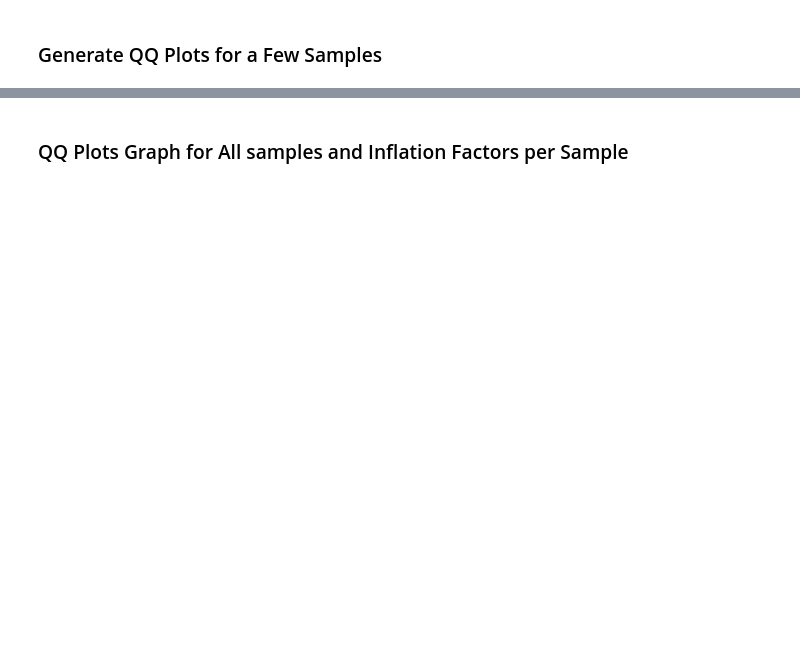
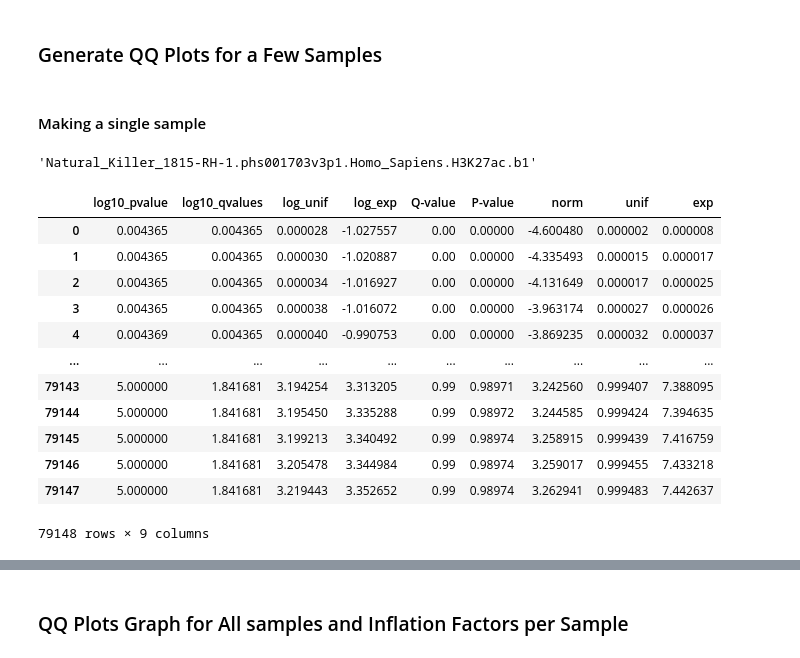
Before and after one commit to ay-lab-team/motif_pair_enrichment, a Jupyter notebook: workflow/scripts/summary/QQPlot_Analysis.ipynb, the cells around one changed output, grey strips where cells are left out. Drawn from its saved outputs; the diff is of its cells as text; code cells hidden in the pictures; blank space fills up the shorter version.

```diff
--- a/workflow/scripts/summary/QQPlot_Analysis.ipynb
+++ b/workflow/scripts/summary/QQPlot_Analysis.ipynb
@@ -348,3 +307,9 @@ def calculate_qqplot_df(pvals_df):
                                     'P-value': pvalues, 'norm': norm_graph, 'unif': unif_graph, 'exp': exp_graph})
 
     return(data_graph_qq)
+# %% [markdown]
+#### Making a single sample
+# %%
+complete_aplus_samples[0]
+# %% [output]
+'Natural_Killer_1815-RH-1.phs001703v3p1.Homo_Sapiens.H3K27ac.b1'
@@ -351 +326,17 @@ def calculate_qqplot_df(pvals_df):
+# %%
+qqplot_df
+# %% [output]
+|  | log10_pvalue | log10_qvalues | log_unif | log_exp | Q-value | P-value | norm | unif | exp |
+| 0 | 0.004365 | 0.004365 | 0.000028 | -1.027557 | 0.00 | 0.00000 | -4.600480 | 0.000002 | 0.000008 |
+| 1 | 0.004365 | 0.004365 | 0.000030 | -1.020887 | 0.00 | 0.00000 | -4.335493 | 0.000015 | 0.000017 |
+| 2 | 0.004365 | 0.004365 | 0.000034 | -1.016927 | 0.00 | 0.00000 | -4.131649 | 0.000017 | 0.000025 |
+| 3 | 0.004365 | 0.004365 | 0.000038 | -1.016072 | 0.00 | 0.00000 | -3.963174 | 0.000027 | 0.000026 |
+| 4 | 0.004369 | 0.004365 | 0.000040 | -0.990753 | 0.00 | 0.00000 | -3.869235 | 0.000032 | 0.000037 |
+| ... | ... | ... | ... | ... | ... | ... | ... | ... | ... |
+| 79143 | 5.000000 | 1.841681 | 3.194254 | 3.313205 | 0.99 | 0.98971 | 3.242560 | 0.999407 | 7.388095 |
+| 79144 | 5.000000 | 1.841681 | 3.195450 | 3.335288 | 0.99 | 0.98972 | 3.244585 | 0.999424 | 7.394635 |
+| 79145 | 5.000000 | 1.841681 | 3.199213 | 3.340492 | 0.99 | 0.98974 | 3.258915 | 0.999439 | 7.416759 |
+| 79146 | 5.000000 | 1.841681 | 3.205478 | 3.344984 | 0.99 | 0.98974 | 3.259017 | 0.999455 | 7.433218 |
+| 79147 | 5.000000 | 1.841681 | 3.219443 | 3.352652 | 0.99 | 0.98974 | 3.262941 | 0.999483 | 7.442637 |
+79148 rows × 9 columns
 # %%
```
Also changed, not shown: parts of 10 cells of this notebook, 11 other files.
